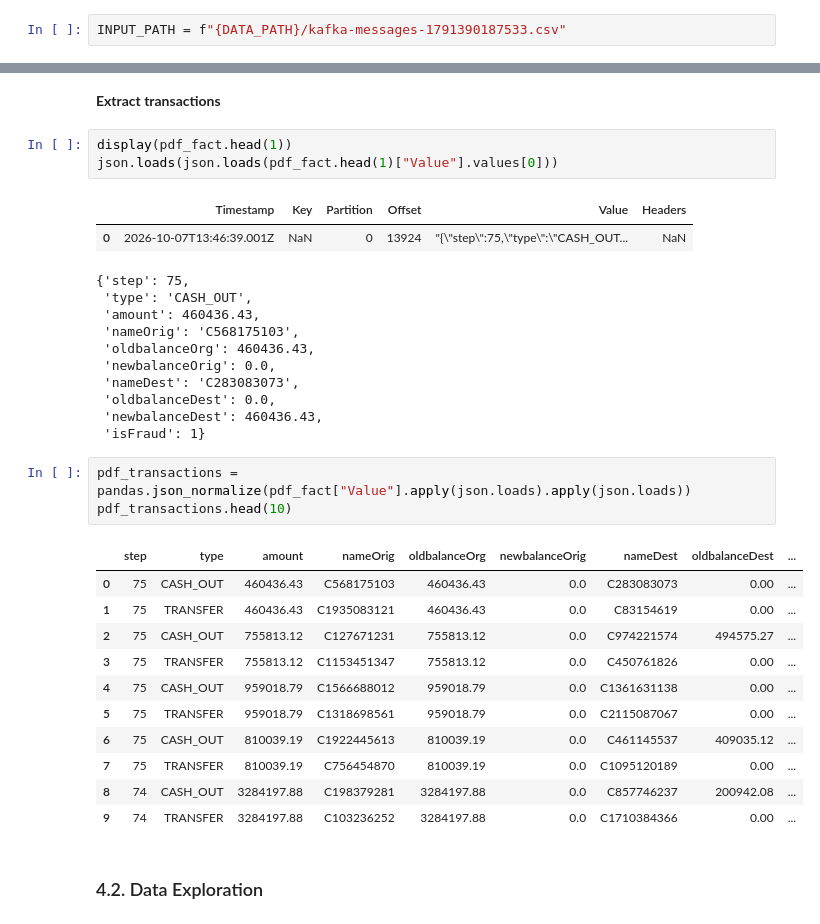
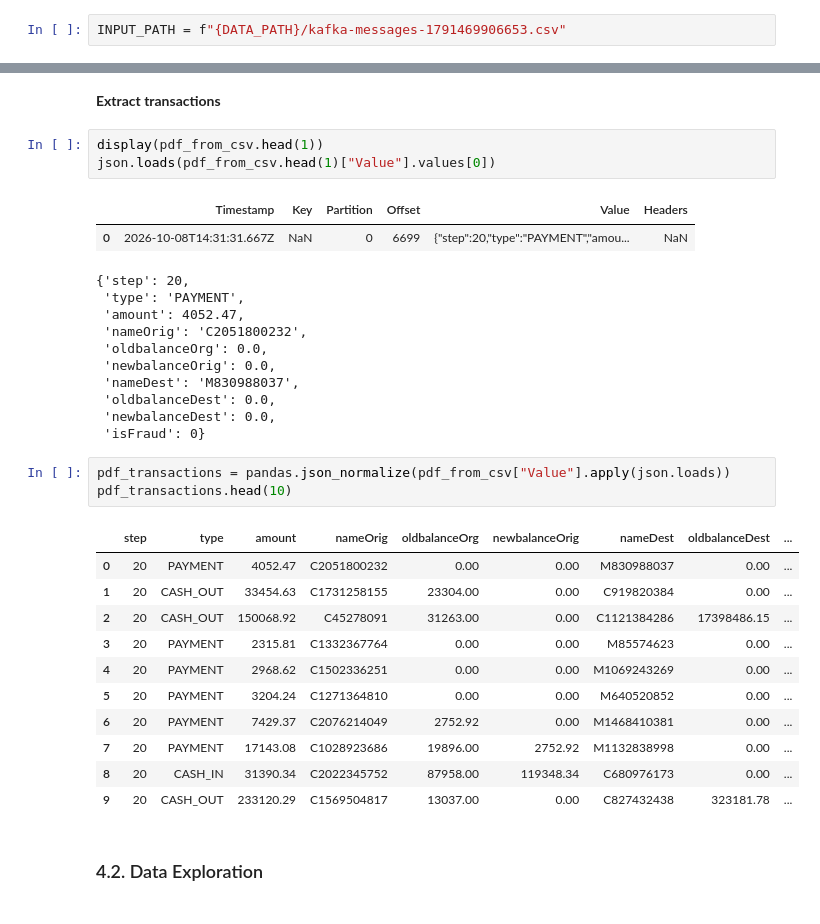
Before and after one commit to JeanRosselVallee/Kafka_Fraud, a Jupyter notebook: src/nbook_data_explorer.ipynb, the cells around one changed output, grey strips where cells are left out. Cells and saved outputs as stored; diff of their text form.

```diff
--- a/src/nbook_data_explorer.ipynb
+++ b/src/nbook_data_explorer.ipynb
@@ -194,7 +193,7 @@ Average amount with fraud:                 1,467,967 $
 - VScode's extension **Kafka Explorer** generated a CSV file with 5K messages
 - the CSV file was loaded into a Pandas DataFrame
 # %%
-INPUT_PATH = f"{DATA_PATH}/kafka-messages-1791390187533.csv"
+INPUT_PATH = f"{DATA_PATH}/kafka-messages-1791469906653.csv"
 # %%
 try:
     pdf_from_csv = pandas.read_csv(INPUT_PATH)
@@ -221,36 +220,36 @@ dtype: object
 # %% [markdown]
 **Extract transactions**
 # %%
-display(pdf_fact.head(1))
-json.loads(json.loads(pdf_fact.head(1)["Value"].values[0]))
+display(pdf_from_csv.head(1))
+json.loads(pdf_from_csv.head(1)["Value"].values[0])
 # %% [output]
 |  | Timestamp | Key | Partition | Offset | Value | Headers |
-| 0 | 2026-10-07T13:46:39.001Z | NaN | 0 | 13924 | "{\"step\":75,\"type\":\"CASH_OUT... | NaN |
+| 0 | 2026-10-08T14:31:31.667Z | NaN | 0 | 6699 | {"step":20,"type":"PAYMENT","amou... | NaN |
-{'step': 75,
- 'type': 'CASH_OUT',
- 'amount': 460436.43,
- 'nameOrig': 'C568175103',
- 'oldbalanceOrg': 460436.43,
+{'step': 20,
+ 'type': 'PAYMENT',
+ 'amount': 4052.47,
+ 'nameOrig': 'C2051800232',
+ 'oldbalanceOrg': 0.0,
  'newbalanceOrig': 0.0,
- 'nameDest': 'C283083073',
+ 'nameDest': 'M830988037',
  'oldbalanceDest': 0.0,
- 'newbalanceDest': 460436.43,
- 'isFraud': 1}
+ 'newbalanceDest': 0.0,
+ 'isFraud': 0}
 # %%
-pdf_transactions = pandas.json_normalize(pdf_fact["Value"].apply(json.loads).apply(json.loads))
+pdf_transactions = pandas.json_normalize(pdf_from_csv["Value"].apply(json.loads))
 pdf_transactions.head(10)
 # %% [output]
 |  | step | type | amount | nameOrig | oldbalanceOrg | newbalanceOrig | nameDest | oldbalanceDest | ... |
-| 0 | 75 | CASH_OUT | 460436.43 | C568175103 | 460436.43 | 0.0 | C283083073 | 0.00 | ... |
-| 1 | 75 | TRANSFER | 460436.43 | C1935083121 | 460436.43 | 0.0 | C83154619 | 0.00 | ... |
-| 2 | 75 | CASH_OUT | 755813.12 | C127671231 | 755813.12 | 0.0 | C974221574 | 494575.27 | ... |
-| 3 | 75 | TRANSFER | 755813.12 | C1153451347 | 755813.12 | 0.0 | C450761826 | 0.00 | ... |
-| 4 | 75 | CASH_OUT | 959018.79 | C1566688012 | 959018.79 | 0.0 | C1361631138 | 0.00 | ... |
-| 5 | 75 | TRANSFER | 959018.79 | C1318698561 | 959018.79 | 0.0 | C2115087067 | 0.00 | ... |
-| 6 | 75 | CASH_OUT | 810039.19 | C1922445613 | 810039.19 | 0.0 | C461145537 | 409035.12 | ... |
-| 7 | 75 | TRANSFER | 810039.19 | C756454870 | 810039.19 | 0.0 | C1095120189 | 0.00 | ... |
-| 8 | 74 | CASH_OUT | 3284197.88 | C198379281 | 3284197.88 | 0.0 | C857746237 | 200942.08 | ... |
-| 9 | 74 | TRANSFER | 3284197.88 | C103236252 | 3284197.88 | 0.0 | C1710384366 | 0.00 | ... |
+| 0 | 20 | PAYMENT | 4052.47 | C2051800232 | 0.00 | 0.00 | M830988037 | 0.00 | ... |
+| 1 | 20 | CASH_OUT | 33454.63 | C1731258155 | 23304.00 | 0.00 | C919820384 | 0.00 | ... |
+| 2 | 20 | CASH_OUT | 150068.92 | C45278091 | 31263.00 | 0.00 | C1121384286 | 17398486.15 | ... |
+| 3 | 20 | PAYMENT | 2315.81 | C1332367764 | 0.00 | 0.00 | M85574623 | 0.00 | ... |
+| 4 | 20 | PAYMENT | 2968.62 | C1502336251 | 0.00 | 0.00 | M1069243269 | 0.00 | ... |
+| 5 | 20 | PAYMENT | 3204.24 | C1271364810 | 0.00 | 0.00 | M640520852 | 0.00 | ... |
+| 6 | 20 | PAYMENT | 7429.37 | C2076214049 | 2752.92 | 0.00 | M1468410381 | 0.00 | ... |
+| 7 | 20 | PAYMENT | 17143.08 | C1028923686 | 19896.00 | 2752.92 | M1132838998 | 0.00 | ... |
+| 8 | 20 | CASH_IN | 31390.34 | C2022345752 | 87958.00 | 119348.34 | C680976173 | 0.00 | ... |
+| 9 | 20 | CASH_OUT | 233120.29 | C1569504817 | 13037.00 | 0.00 | C827432438 | 323181.78 | ... |
 # %% [markdown]
 ### 4.2. Data Exploration
 # %% [markdown]
```
Also changed, not shown: parts of 10 cells of this notebook, 5 other files.
